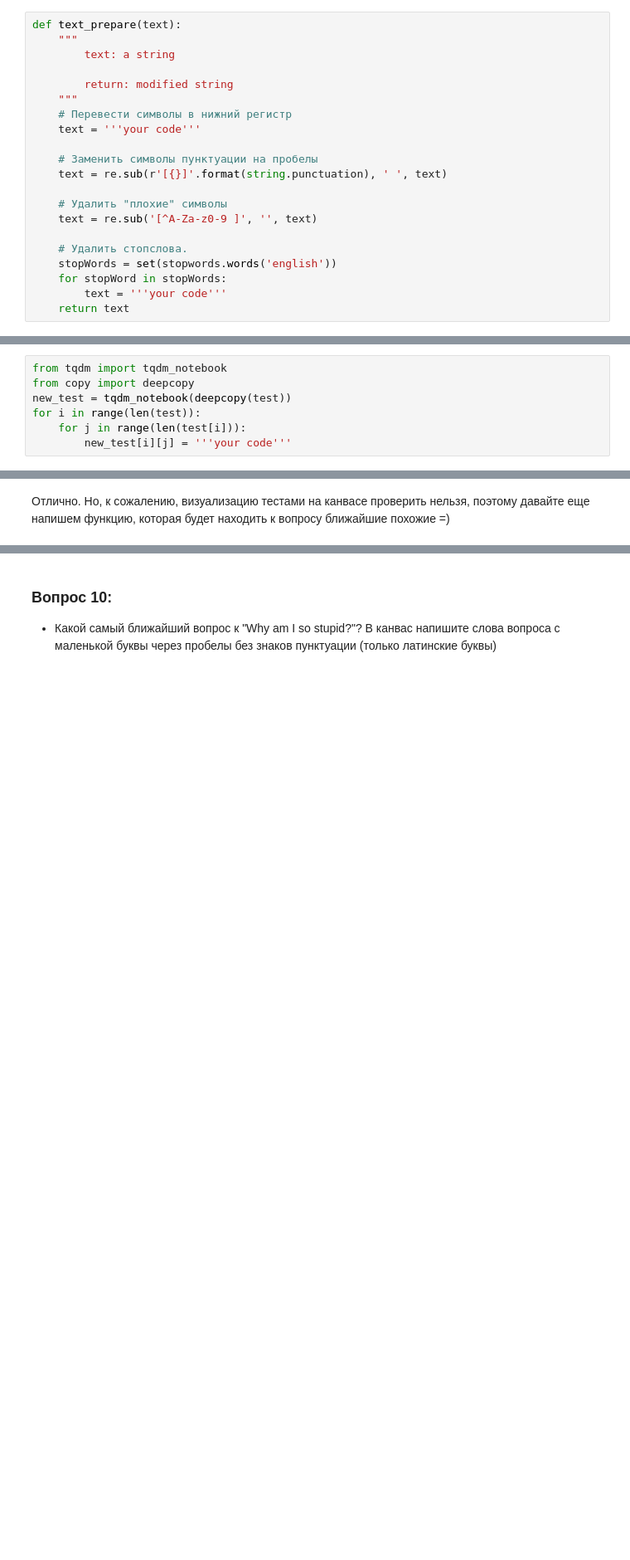
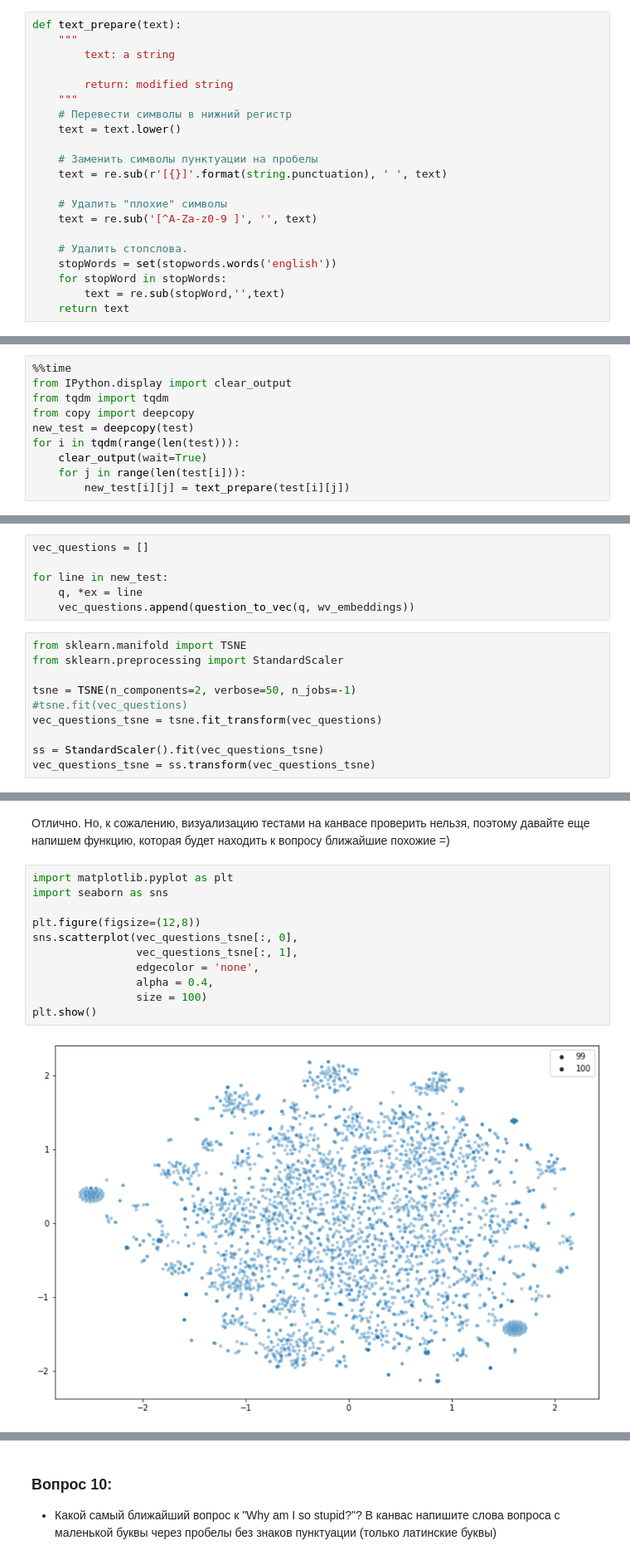
Before and after one commit to ahtyamovdanil/DLS_NLP, a Jupyter notebook: [homework]embeddings.ipynb, the cells around one changed output, grey strips where cells are left out. Shown: that part at 83% size. Drawn from its saved outputs; the diff is of its cells as text; blank space fills up the shorter version.

```diff
--- a/[homework]embeddings.ipynb
+++ b/[homework]embeddings.ipynb
@@ -383,7 +431,7 @@ def text_prepare(text):
         return: modified string
     """
     # Перевести символы в нижний регистр
-    text = '''your code'''
+    text = text.lower()
 
     # Заменить символы пунктуации на пробелы
     text = re.sub(r'[{}]'.format(string.punctuation), ' ', text)
@@ -394,14 +442,17 @@ def text_prepare(text):
     # Удалить стопслова.
     stopWords = set(stopwords.words('english'))
     for stopWord in stopWords:
-        text = '''your code'''
+        text = re.sub(stopWord,'',text)
     return text
 # %% [markdown]
 Теперь преобразуйте все вопросы из тестовой выборки. Оцените, как изменилось качество. Сделайте выводы. Для изменения текста понадобиться около 30 минут.
 # %%
-from tqdm import tqdm_notebook
+%%time
+from IPython.display import clear_output
+from tqdm import tqdm
 from copy import deepcopy
-new_test = tqdm_notebook(deepcopy(test))
-for i in range(len(test)):
+new_test = deepcopy(test)
+for i in tqdm(range(len(test))):
+    clear_output(wait=True)
     for j in range(len(test[i])):
-        new_test[i][j] = '''your code'''
+        new_test[i][j] = text_prepare(test[i][j])
@@ -430,0 +490,16 @@ for k in [1, 5, 10, 100, 500, 1000]:
+# %%
+vec_questions = []
+
+for line in new_test:
+    q, *ex = line
+    vec_questions.append(question_to_vec(q, wv_embeddings))
+# %%
+from sklearn.manifold import TSNE
+from sklearn.preprocessing import StandardScaler
+
+tsne = TSNE(n_components=2, verbose=50, n_jobs=-1)
+#tsne.fit(vec_questions)
+vec_questions_tsne = tsne.fit_transform(vec_questions)
+
+ss = StandardScaler().fit(vec_questions_tsne)
+vec_questions_tsne = ss.transform(vec_questions_tsne)
@@ -431,2 +524,15 @@ for k in [1, 5, 10, 100, 500, 1000]:
 # %% [markdown]
 Отлично. Но, к сожалению, визуализацию тестами на канвасе проверить нельзя, поэтому давайте еще напишем функцию, которая будет находить к вопросу ближайшие похожие =)
+# %%
+import matplotlib.pyplot as plt
+import seaborn as sns
+
+plt.figure(figsize=(12,8))
+sns.scatterplot(vec_questions_tsne[:, 0],
+                vec_questions_tsne[:, 1],
+                edgecolor = 'none',
+                alpha = 0.4,
+                size = 100)
+plt.show()
+# %% [output]
+[figure, added]
```
Also changed, not shown: parts of 35 cells of this notebook, 1 other file.
